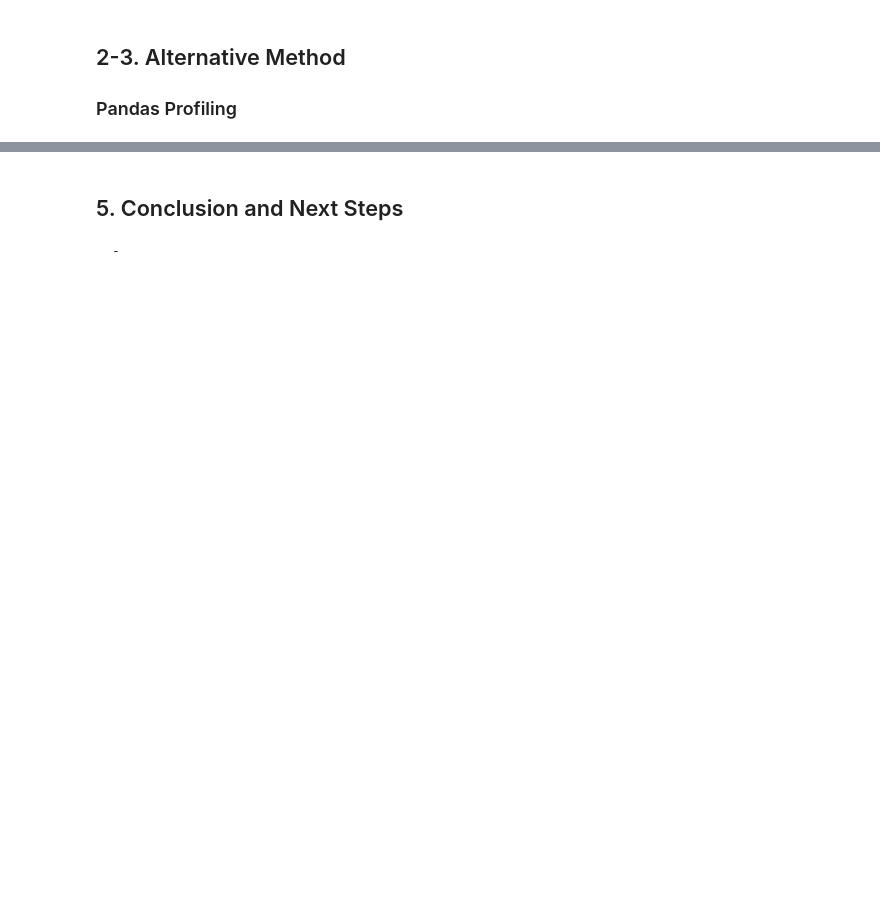
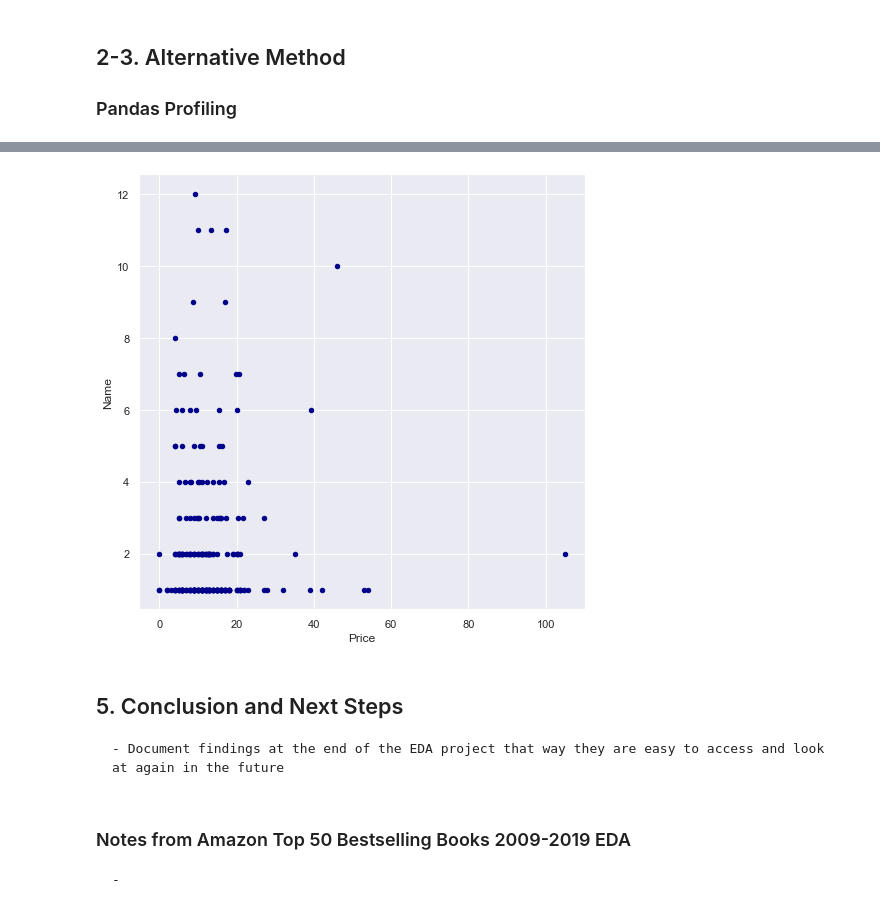
Before and after one commit to pugel/templates, a Jupyter notebook: Simple_EDA_Template.ipynb, the cells around one changed output, grey strips where cells are left out. Cells and saved outputs as stored; diff of their text form; code cells hidden in the pictures; blank space fills up the shorter version.

```diff
--- a/Simple_EDA_Template.ipynb
+++ b/Simple_EDA_Template.ipynb
@@ -82,0 +163,3 @@ pass
+# %%
+author_counts = data.groupby('Author')['Name'].count()
+author_counts.head(20)
@@ -95,0 +208,4 @@ profile.to_file(output_file="fifa_pandas_profiling.html")
+# %%
+#Often important to aggregate many of the features to compare
+author_average_price = data.groupby('Author')['Price'].mean()
+author_average_price.head(20)
@@ -95,0 +250,6 @@ profile.to_file(output_file="fifa_pandas_profiling.html")
+# %%
+#how does number of books an author has on the top 50 compare to their average price?
+Author_Price_Df = pd.DataFrame(data = author_average_price)
+Author_Bookcount_Df = pd.DataFrame(data = author_counts)
+
+Merged_Df = Author_Price_Df.join(Author_Bookcount_Df, on = 'Author', how = 'left')
@@ -96,2 +266,5 @@ profile.to_file(output_file="fifa_pandas_profiling.html")
 # %%
-data.plot.scatter(x='', y='', c='DarkBlue')
+Merged_Df.plot.scatter(x='Price', y='Name', c='DarkBlue', figsize=(8,8))
+pass
+# %% [output]
+[figure, added]
@@ -100,3 +271,6 @@ sns.pairplot(data)
 # %% [markdown]
 ## 5. Conclusion and Next Steps
-    -
+    - Document findings at the end of the EDA project that way they are easy to access and look at again in the future
+# %% [markdown]
+### Notes from Amazon Top 50 Bestselling Books 2009-2019 EDA
+    -
```
Also changed, not shown: parts of 23 cells of this notebook, 5 other files.
